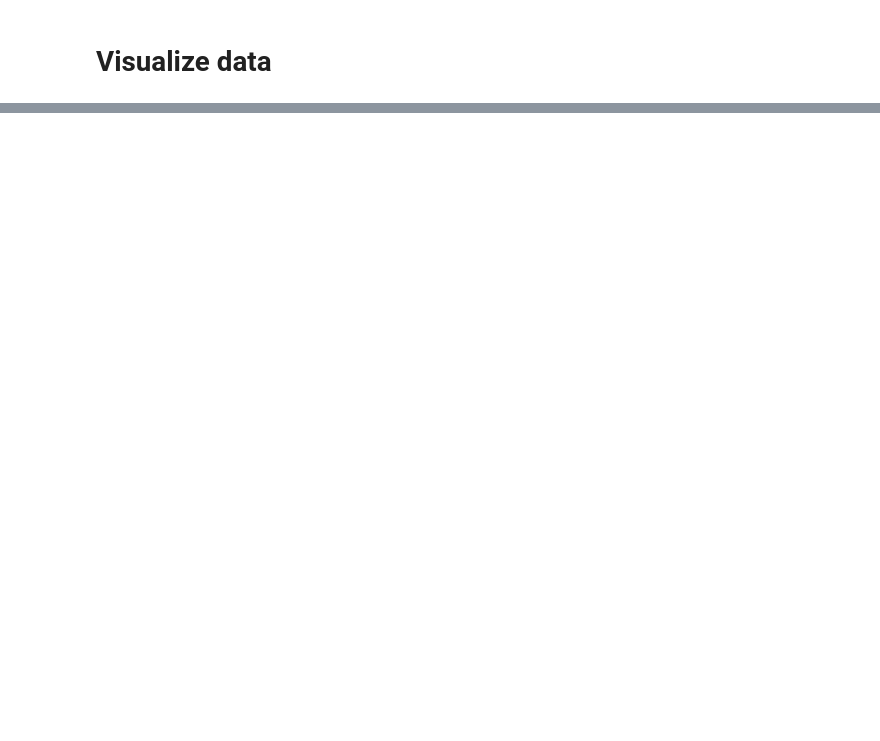
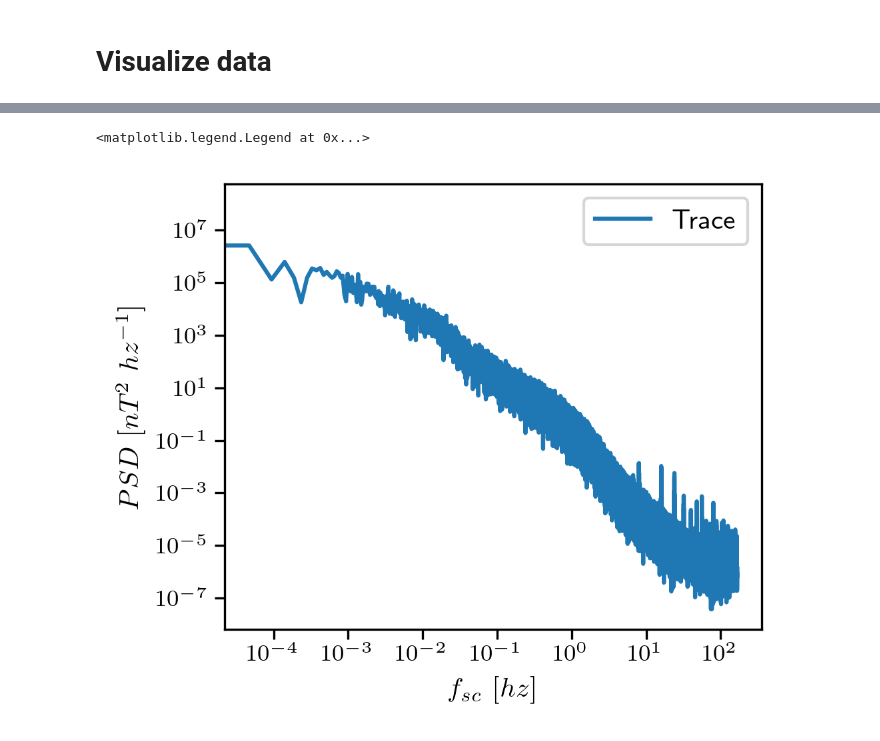
Before and after one commit to nsioulas/MHDTurbPy, a Jupyter notebook: Notebooks_Examples/SOLO.ipynb, the cells around one changed output, grey strips where cells are left out. Cells and saved outputs as stored; diff of their text form; code cells hidden in the pictures; blank space fills up the shorter version.

```diff
--- a/Notebooks_Examples/SOLO.ipynb
+++ b/Notebooks_Examples/SOLO.ipynb
@@ -339,0 +928,13 @@ figs.visualize_downloaded_intervals(
+# %%
+fig, ax =figs.initializeFigure(r'$PSD ~[nT^{2}~ hz^{-1}]$', r'$f_{sc} ~[hz]$')
+
+
+plt.loglog(fin['Mag']['f_B_orig'], fin['Mag']['PSD_f_orig'], label ='Trace')
+# plt.loglog(fin['Mag']['f_B_orig'], fin['Mag']['PSD_f_orig_R'], label ='R comp')
+# plt.loglog(fin['Mag']['f_B_orig'], fin['Mag']['PSD_f_orig_T'], label ='T comp')
+# plt.loglog(fin['Mag']['f_B_orig'], fin['Mag']['PSD_f_orig_N'], label ='N comp')
+
+plt.legend()
+# %% [output]
+<matplotlib.legend.Legend at 0x...>
+[figure, added]
```
Also changed, not shown: parts of 17 cells of this notebook, 19 other files.
